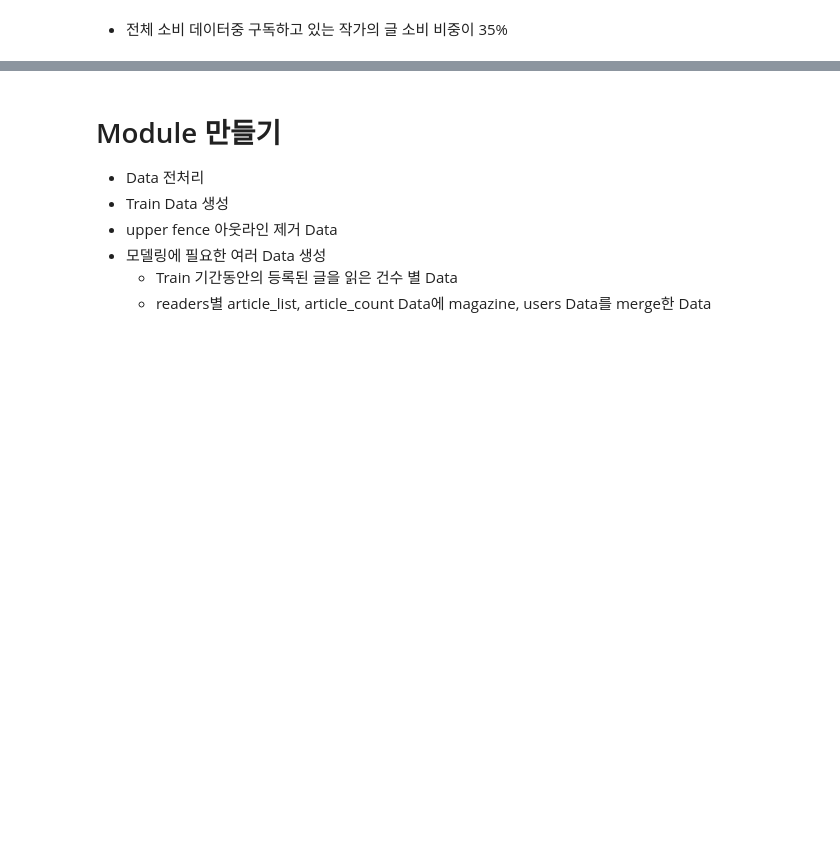
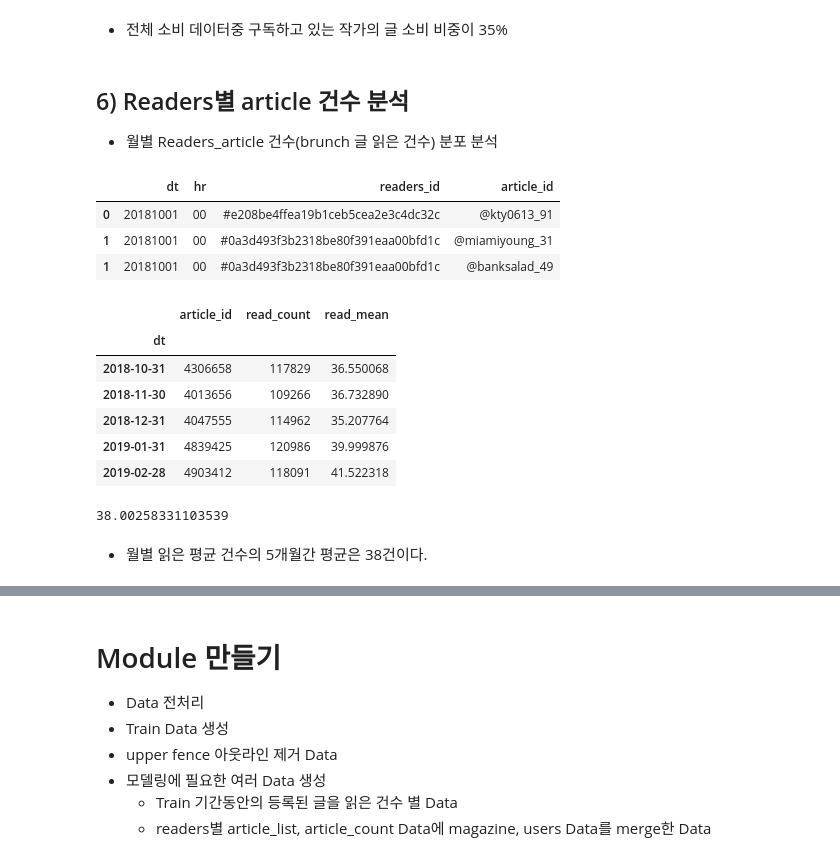
Before and after one commit to dss-14th/ml-repo-4, a Jupyter notebook: Eda.ipynb, the cells around one changed output, grey strips where cells are left out. Drawn from its saved outputs; the diff is of its cells as text; code cells hidden in the pictures; blank space fills up the shorter version.

Commit message:
EDA & Final Brunch_data_module

```diff
--- a/Eda.ipynb
+++ b/Eda.ipynb
@@ -689,3 +688,18 @@ following_read.shape[0] / off_data.shape[0]
 0.3485478621423351
 # %% [markdown]
 - 전체 소비 데이터중 구독하고 있는 작가의 글 소비 비중이 35%
+# %% [markdown]
+## 6) Readers별 article 건수 분석
+- 월별 Readers_article 건수(brunch 글 읽은 건수) 분포 분석
+# %%
+r_df = read.copy()
+# %%
+r_df.head(3)
+# %% [output]
+|  | dt | hr | readers_id | article_id |
+| 0 | 20181001 | 00 | #e208be4ffea19b1ceb5cea2e3c4dc32c | @kty0613_91 |
+| 1 | 20181001 | 00 | #0a3d493f3b2318be80f391eaa00bfd1c | @miamiyoung_31 |
+| 1 | 20181001 | 00 | #0a3d493f3b2318be80f391eaa00bfd1c | @banksalad_49 |
+# %%
+r_df["dt"] = r_df["dt"].apply(pd.to_datetime)
+r_df.set_index('dt', drop=True, inplace=True)
@@ -691,0 +708,24 @@ following_read.shape[0] / off_data.shape[0]
+# %%
+## 월별 읽은 건수 counting
+month_read_distribution = r_df.resample('M').count()
+# %%
+month_read_distribution["read_count"] = r_df.resample('M')['readers_id'].nunique()
+month_read_distribution["read_mean"] = month_read_distribution.readers_id / r_df.resample('M')['readers_id'].nunique()
+month_read_distribution.drop(columns=["hr", "readers_id"], inplace=True)
+# %%
+# 월별 읽은 건수 평균
+month_read_distribution.head()
+# %% [output]
+|  | article_id | read_count | read_mean |
+| dt |  |  |  |
+| 2018-10-31 | 4306658 | 117829 | 36.550068 |
+| 2018-11-30 | 4013656 | 109266 | 36.732890 |
+| 2018-12-31 | 4047555 | 114962 | 35.207764 |
+| 2019-01-31 | 4839425 | 120986 | 39.999876 |
+| 2019-02-28 | 4903412 | 118091 | 41.522318 |
+# %%
+month_read_distribution.read_mean.mean()
+# %% [output]
+38.00258331103539
+# %% [markdown]
+- 월별 읽은 평균 건수의 5개월간 평균은 38건이다.
```
Also changed, not shown: parts of 38 cells of this notebook, 1 other file.
